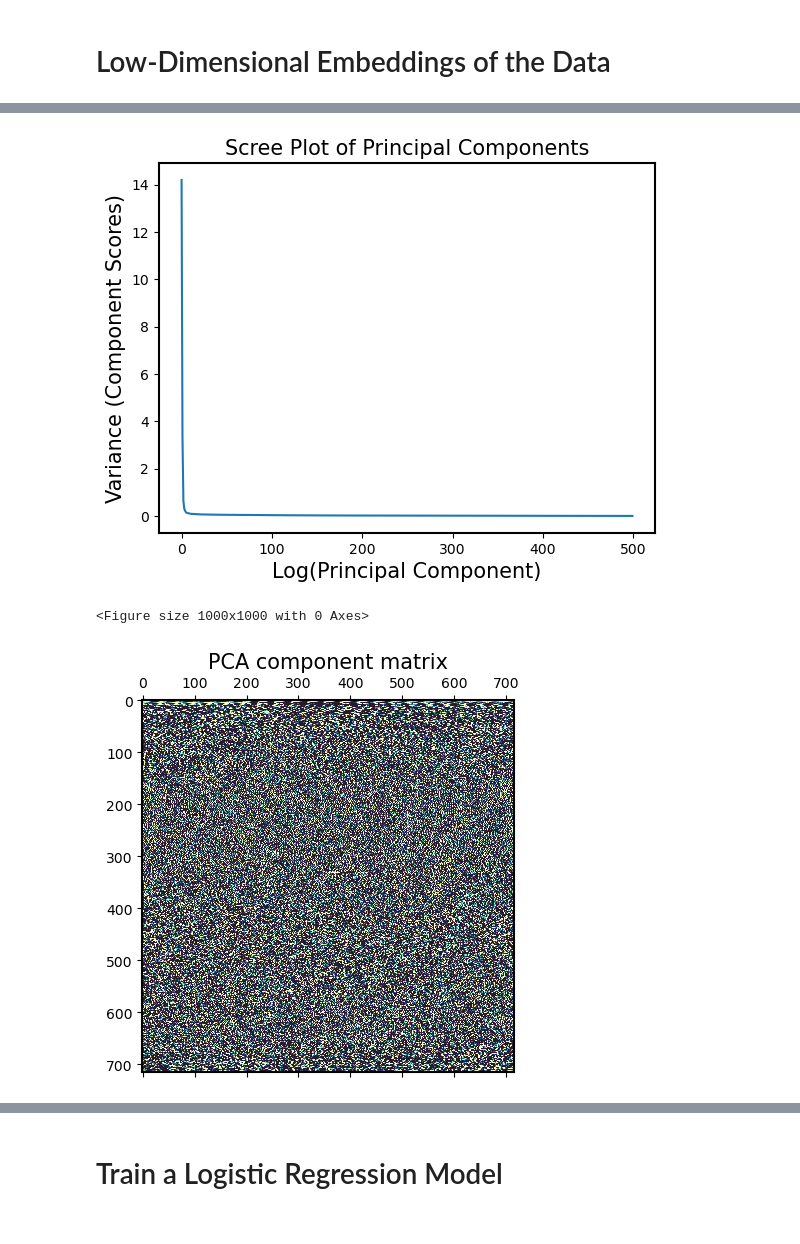
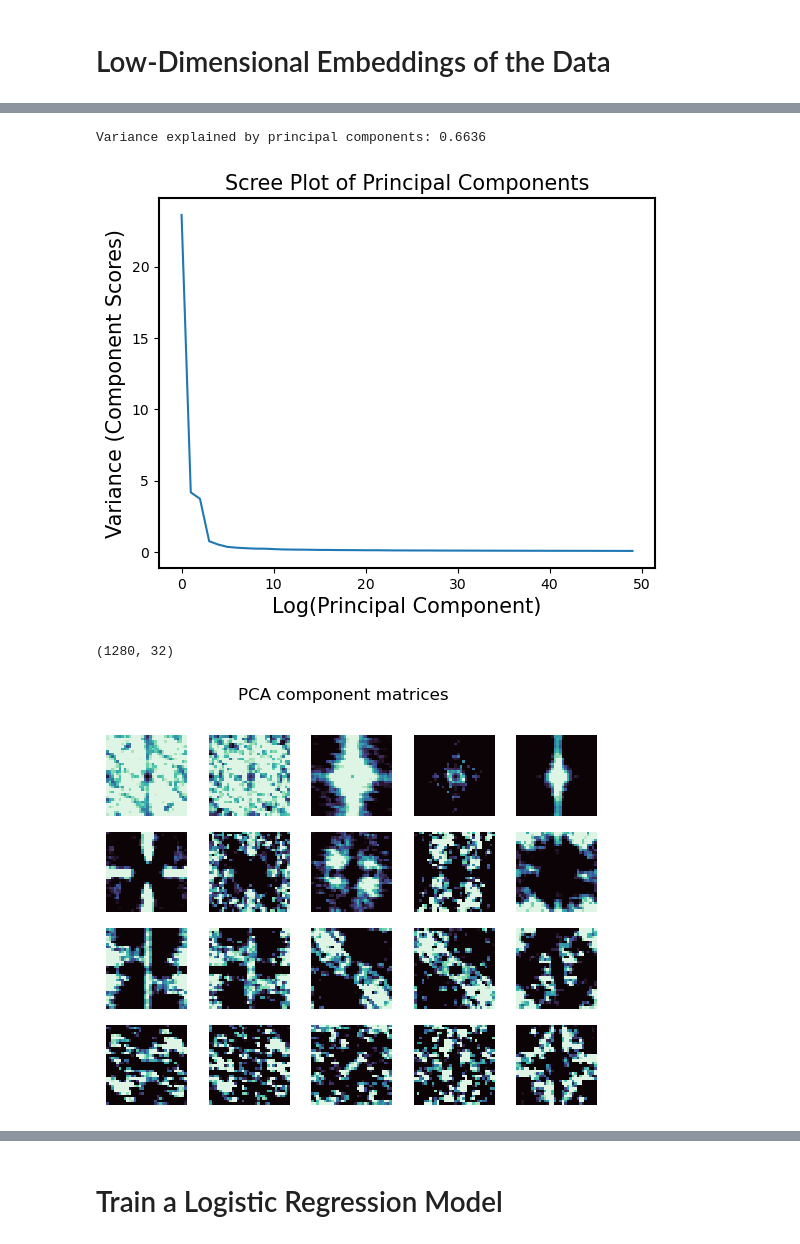
Before and after one commit to panoseti/panoseti, a Jupyter notebook: cloud-detection/model_training/pca_model.ipynb, the cells around one changed output, grey strips where cells are left out. Drawn from its saved outputs; the diff is of its cells as text; code cells hidden in the pictures.

```diff
--- a/cloud-detection/model_training/pca_model.ipynb
+++ b/cloud-detection/model_training/pca_model.ipynb
@@ -250,17 +251,19 @@ def scale_data(data):
 
 def transform_labeled_data(dataset, fft_shape, wavelet, wavelet_level):
     def get_features(x):
-        deriv_data = x[0].numpy().squeeze()
-        kernelN = 3 # Horizontal size of the kernel, also its vertical size.
-        omega_c = np.pi * (3/4)  # Cutoff frequency in radians <= pi
-        kernel = circularLowpassKernel(omega_c, kernelN)
+        deriv_fft_data = x[0].numpy().squeeze()
+        orig_fft_data = x[1].numpy().squeeze()
+        # kernelN = 3 # Horizontal size of the kernel, also its vertical size.
+        # omega_c = np.pi * (3/4)  # Cutoff frequency in radians <= pi
+        # kernel = circularLowpassKernel(omega_c, kernelN)
         # deriv_data = signal.convolve2d(deriv_data, kernel, mode='full')
 
-        fft_data = apply_fft(deriv_data, shape=fft_shape)
+        # fft_data = apply_fft(deriv_data, shape=fft_shape)
         # wavelet_data = apply_wavelet(deriv_data, wavelet=wavelet, level=wavelet_level)
 
         return np.concatenate((
-            deriv_data.ravel(),
+            deriv_fft_data.ravel(),
+            orig_fft_data.ravel(),
             # fft_data.ravel(),
             # wavelet_data.ravel(),
         ))
@@ -268,6 +271,8 @@ def transform_labeled_data(dataset, fft_shape, wavelet, wavelet_level):
     n = len(dataset)
     d = len(get_features(dataset[0][0]))
     print(f'Design matrix dimensions: {n} x {d}')
+
+
     X = np.zeros((n, d))
     Y = np.zeros(n)
     for i in range(0, n):
@@ -309,4 +309,9 @@ Variance explained by principal components: 0.9973
 # %%
+n_components = 50
+pca = PCA(n_components=n_components)
+pca.fit(X_train)
+Z_pca = pca.transform(X_train)
+print('Variance explained by principal components:', round(np.sum(pca.explained_variance_ratio_), 4))
 
 X_mean = np.mean(X_train, axis = 0)
 X_std = np.std(X_train, axis = 0)
@@ -327,32 +332,45 @@ plt.title(f'Scree Plot of Principal Components')
 plt.xlabel('Log(Principal Component)')
 plt.ylabel('Variance (Component Scores)');
 # %% [output]
+Variance explained by principal components: 0.6636
-[figure, old version]
+[figure, new version]
 # %%
 pca_mu = np.mean(pca.components_, axis=0)
 pca_std = np.std(pca.components_, axis=0)
 pca_standardized = (pca.components_.copy() - pca_mu) / pca_std
 pca_standardized = np.nan_to_num(pca_standardized)
 
 # pca_vis_shape = (len(pca_standardized), )
 # pca_vis = pca_standardized.reshape(pca_vis_shape)
 pca_vis = np.clip(255*pca_standardized, 0., 255.).astype(np.uint8)
 
 nelems = pca_vis.shape[0] * pca_vis.shape[1]
-new_dim = np.ceil(nelems ** 0.5).astype(int)
+cols = 32
+new_rows = int(np.ceil(nelems / 32))
 
-pca_vis = np.pad(pca_vis.ravel(), (0, abs(nelems - new_dim**2))).reshape((new_dim, new_dim))
+pca_vis = np.pad(pca_vis.ravel(), (0, cols*new_rows - nelems)).reshape((new_rows, cols))
 
+print(pca_vis.shape)
 
-plt.figure(figsize=(10,10))
+# plt.figure(figsize=(10,10))
 # plt.matshow(np.transpose(np.reshape(pca_vis, (len(pca_vis) * 32, 32)), (1, 0)))
-plt.matshow(pca_vis)
+r = max(n_components // 5, 2)
+c = 5
+fig, axs = plt.subplots(r, c)
+for i in range(r):
+    for j in range(c):
+        ax = axs[i][j]
+        idx = i*10 + j
+        mat = pca_vis[idx*32: (idx+1)*32, :]
+        ax.matshow(mat, cmap='mako')
+        ax.axis('off')
+# plt.matshow(pca_vis)
 
-plt.title('PCA component matrix');
+fig.suptitle('PCA component matrices');
 plt.show()
 # %% [output]
-<Figure size 1000x1000 with 0 Axes>
+(1280, 32)
-[figure, old version]
+[figure, new version]
 # %%
 plt.figure(figsize = (7, 7))
 plt.title("PC2 vs. PC1 for Iris Data")
```
Also changed, not shown: parts of 10 cells of this notebook, 2 other files.
